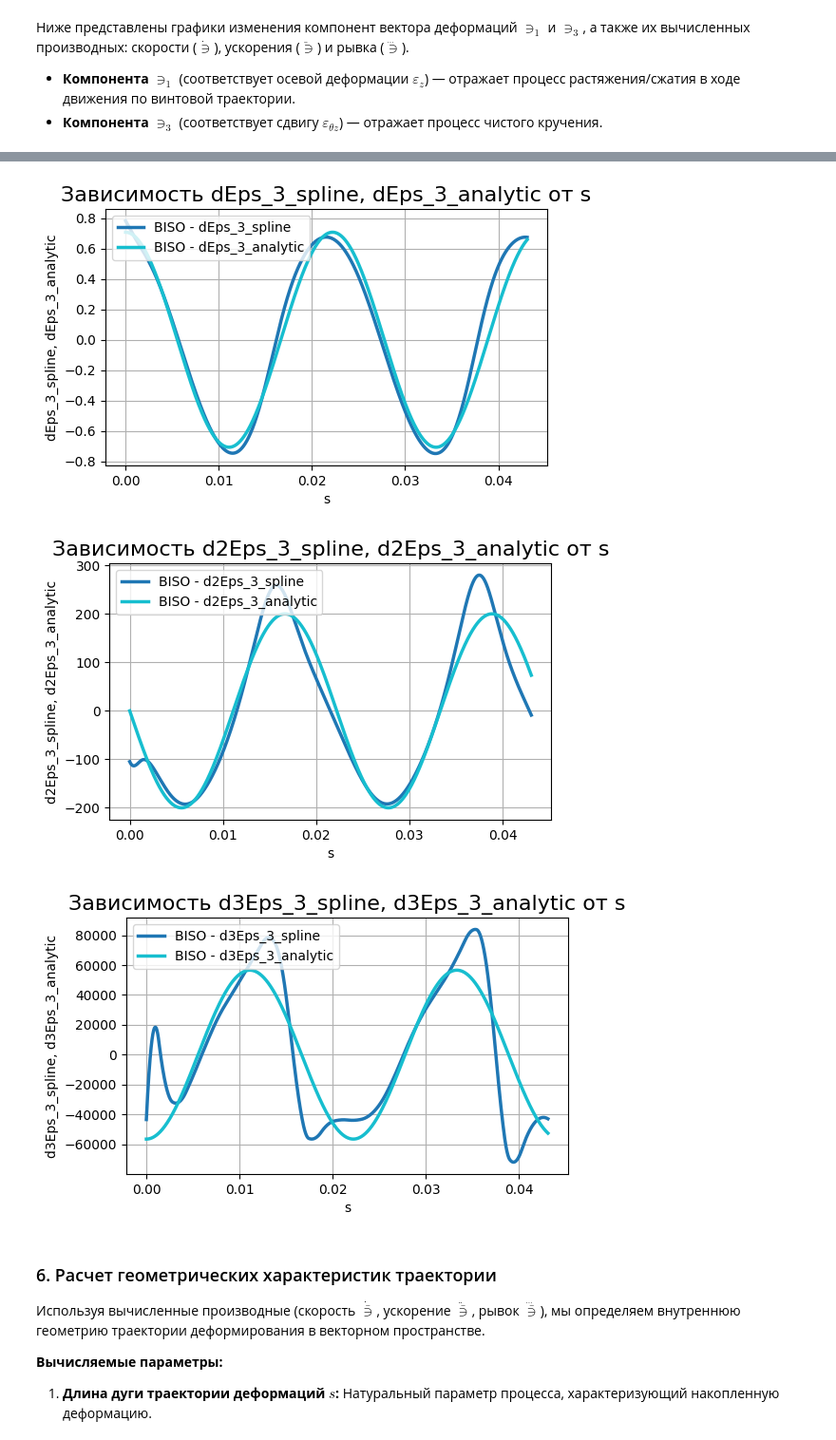
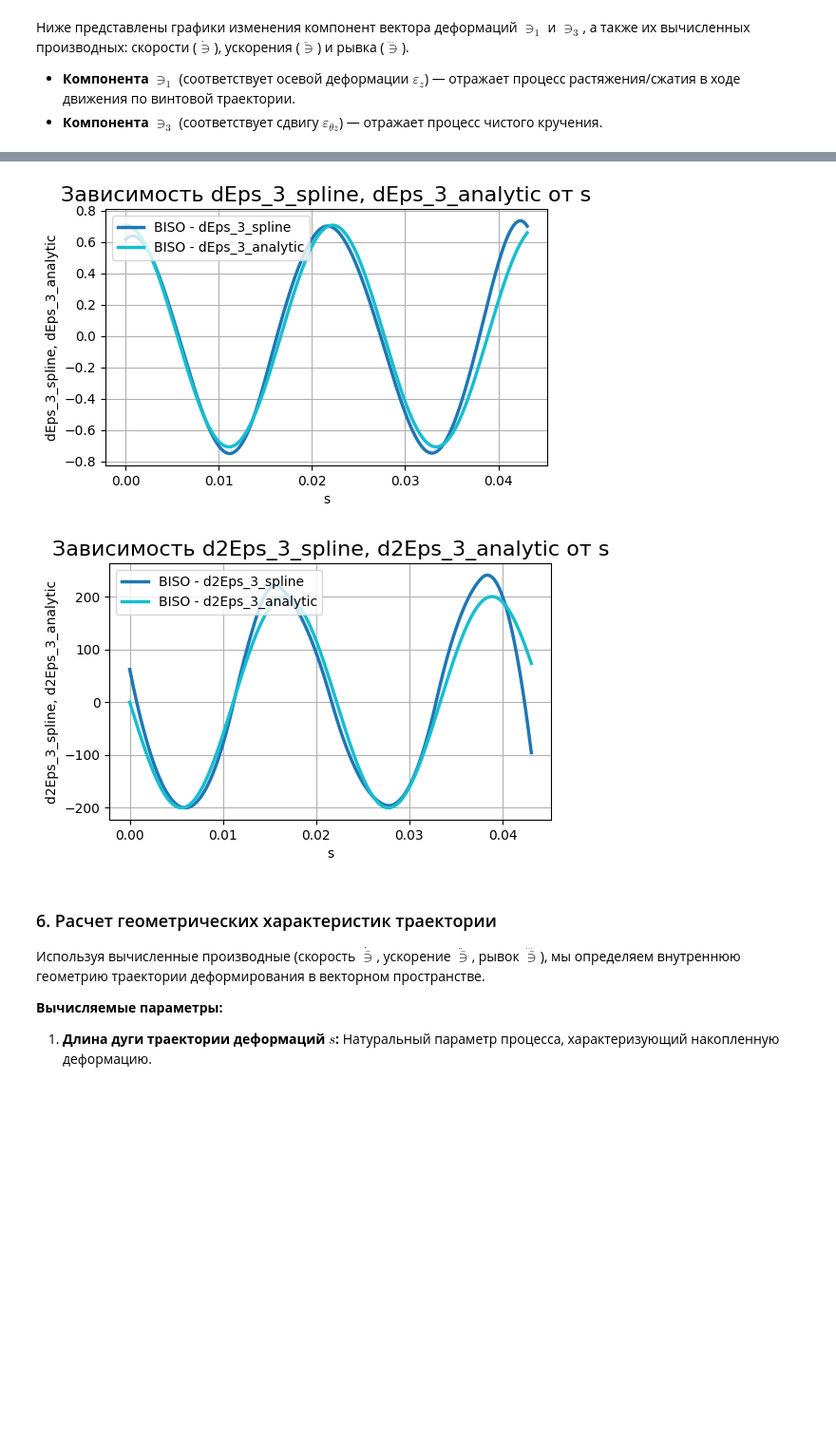
Before and after one commit to ArtemDos/complex_deformations, a Jupyter notebook: P29/ideal_vint/biso.ipynb, the cells around one changed output, grey strips where cells are left out. Shown at 95% size. Drawn from its saved outputs; the diff is of its cells as text; code cells hidden in the pictures; blank space fills up the shorter version.

```diff
--- a/P29/ideal_vint/biso.ipynb
+++ b/P29/ideal_vint/biso.ipynb
@@ -229,7 +229,7 @@ plot_xy([("Analytical", df_stage2)], "s", ["dEps_1_analytic", "dEps_2_analytic",
 # %% [output]
 [figure]
 # %%
-best_s, best_k = 2.7185882427329403e-12, 5
+best_s, best_k = 2.104904144512022e-05, 4
 # %% [markdown]
 На основе проведенного анализа (Grid Search) были определены оптимальные значения гиперпараметров сплайна ($s_{opt}, k_{opt}$), обеспечивающие наилучший баланс между точностью аппроксимации и гладкостью высших производных.
 
@@ -291,37 +291,29 @@ plot_xy(
 # %%
 plot_xy(
     data_pairs=[(model_name, df_stage2)],
     x_col="s",
     y_cols=["Eps_3",
             "Eps_3_analytic",
         ],
 )
 plot_xy(
     data_pairs=[(model_name, df_stage2)],
     x_col="s",
     y_cols=["dEps_3_spline",
             "dEps_3_analytic",
         ],
 )
 plot_xy(
     data_pairs=[(model_name, df_stage2)],
     x_col="s",
     y_cols=["d2Eps_3_spline",
             "d2Eps_3_analytic",
         ],
 )
-plot_xy(
-    data_pairs=[(model_name, df_stage2)],
-    x_col="s",
-    y_cols=["d3Eps_3_spline",
-            "d3Eps_3_analytic"
-        ],
-)
 # %% [output]
 [figure]
-[figure, old version]
+[figure, new version]
-[figure, old version]
+[figure, new version]
-[figure, removed]
 # %% [markdown]
 ### 6. Расчет геометрических характеристик траектории
 
```
Also changed, not shown: parts of 12 cells of this notebook.
